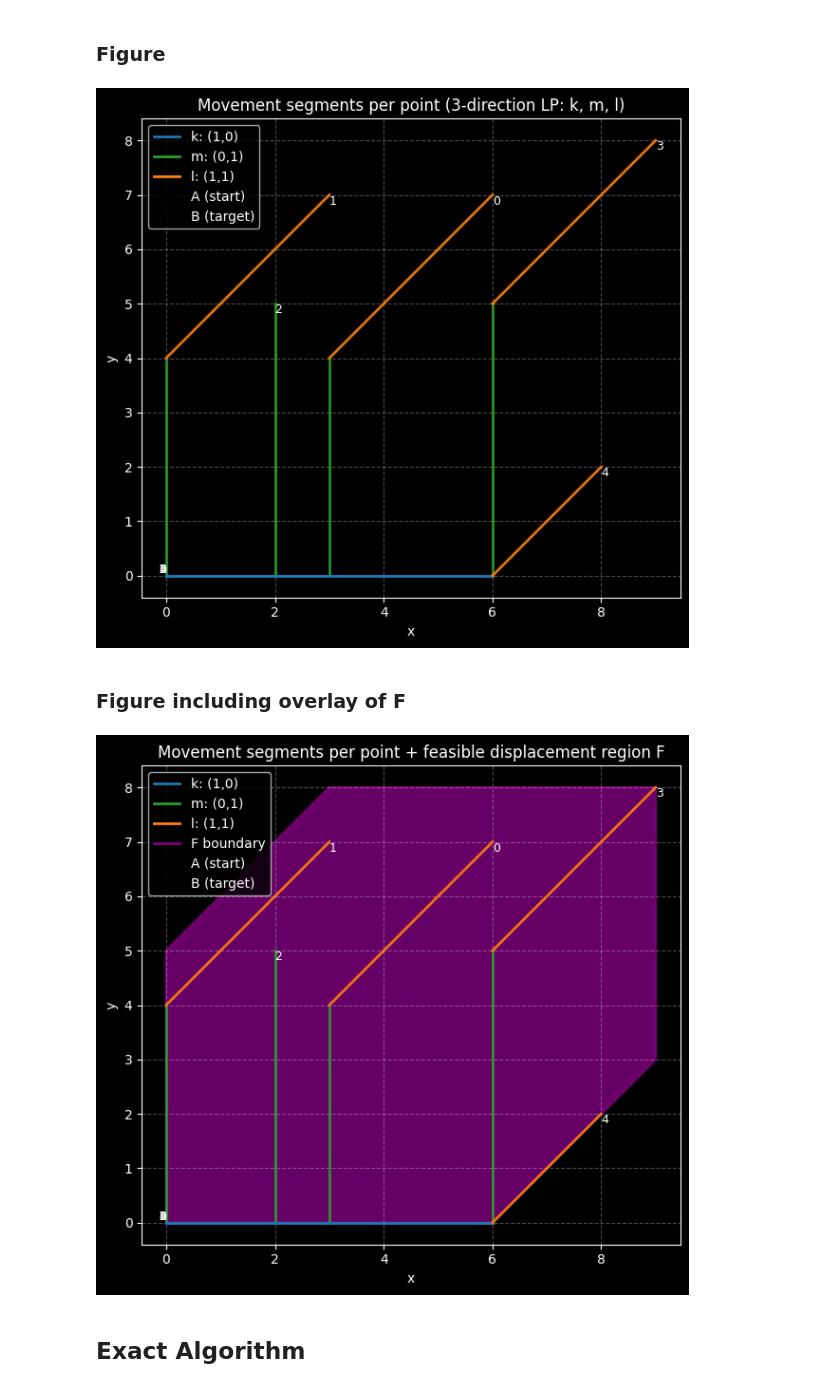
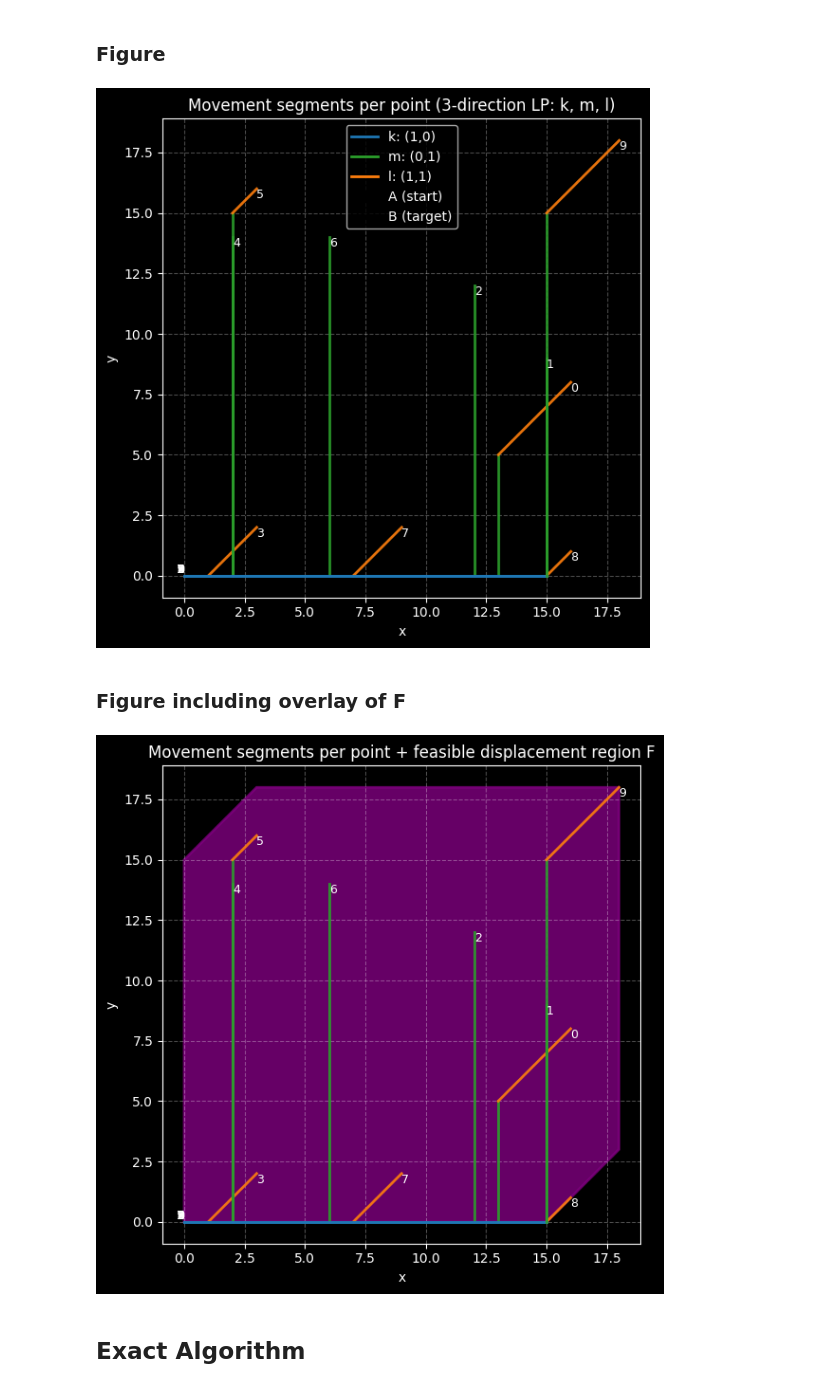
Before and after one commit to LLotte/Thesis, a Jupyter notebook: Restricted movement directions.ipynb, the cells around one changed output. Cells and saved outputs as stored; diff of their text form; code cells hidden in the pictures.

Commit message:
Plotting of F on 5 directional variant

```diff
--- a/Restricted movement directions.ipynb
+++ b/Restricted movement directions.ipynb
@@ -10,7 +10,7 @@ import matplotlib.pyplot as plt
 # %% [markdown]
 ### Input Data
 # %%
-n = 5
+n = 10
 I = range(n)
 
 # Dummy monotone input points A and B
@@ -18,8 +18,8 @@ a_x = np.zeros(n)
 a_y = np.zeros(n)
 
 # Shifted monotone targets
-b_x = a_x + np.random.randint(1, 10, size=n)
-b_y = a_y + np.random.randint(1, 10, size=n)
+b_x = a_x + np.random.randint(1, 20, size=n)
+b_y = a_y + np.random.randint(1, 20, size=n)
 
 # Create model
 model = gp.Model("Monotone_Movement_LP")
@@ -200,7 +205,7 @@ ax.legend(handles=handles, loc="best")
 plt.tight_layout()
 plt.show()
 # %% [output]
-[figure, old version]
+[figure, new version]
 # %% [markdown]
 ### Figure including overlay of F
 # %%
@@ -272,35 +277,35 @@ for i in I_pts:
 poly_F = Polygon(
     hull_F,
     closed=True,
     fill=True,
     alpha=0.8,
     edgecolor="purple",
     linewidth=2.0,
     facecolor="purple",
     label=fr"Feasible region $F$ (K={K:.3g}, L={L:.3g}, M={M:.3g})"
 )
 ax.add_patch(poly_F)
 
 ax.set_aspect("equal", adjustable="box")
 ax.set_xlabel("x")
 ax.set_ylabel("y")
 ax.set_title("Movement segments per point + feasible displacement region F")
 ax.grid(True, linestyle="--", alpha=0.3)
 
 handles = [
     plt.Line2D([0], [0], color=colors["k"], lw=2, label="k: (1,0)"),
     plt.Line2D([0], [0], color=colors["m"], lw=2, label="m: (0,1)"),
     plt.Line2D([0], [0], color=colors["l"], lw=2, label="l: (1,1)"),
     plt.Line2D([0], [0], color="purple", lw=2, label="F boundary"),
     plt.Line2D([0], [0], marker="o", color="black", lw=0, markersize=7, label="A (start)"),
     plt.Line2D([0], [0], marker="x", color="black", lw=0, markersize=7, label="B (target)"),
 ]
-ax.legend(handles=handles, loc="best")
+# ax.legend(handles=handles, loc="best")
 
 plt.tight_layout()
 plt.show()
 # %% [output]
-[figure, old version]
+[figure, new version]
 # %% [markdown]
 ## Exact Algorithm
 # %% [markdown]
```
Also changed, not shown: parts of 12 cells of this notebook.
